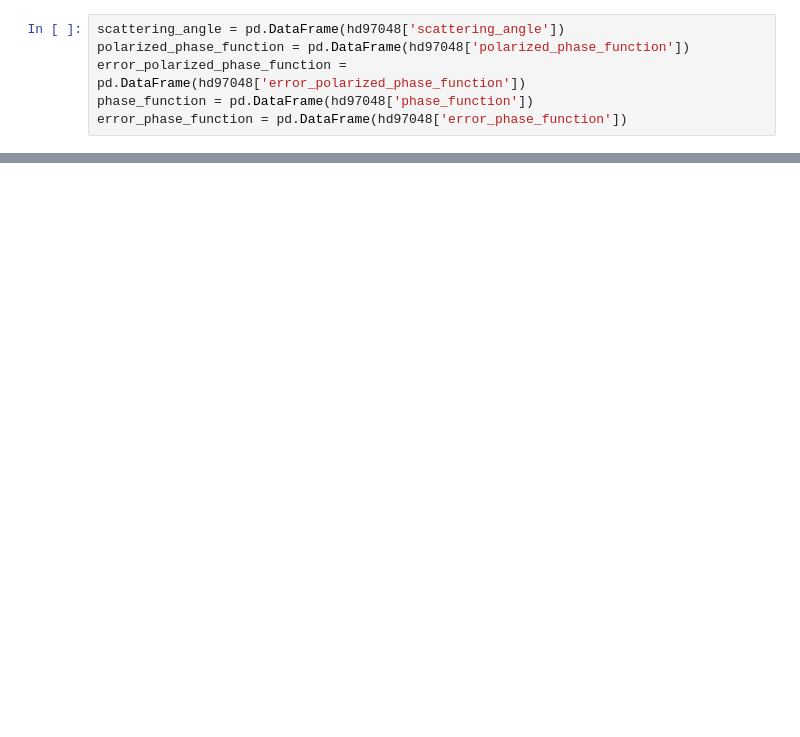
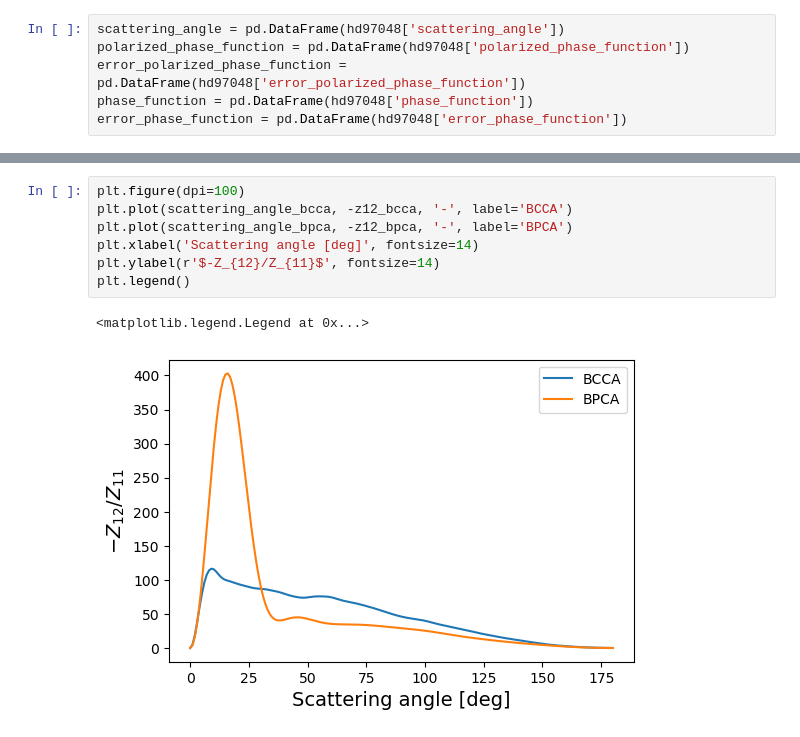
Before and after one commit to ruoyanwangdr/Cataloging-and-Visualizing-Cradles-of-Planet-Formation, a Jupyter notebook: diskmodel/disk_model_curve_fitting.ipynb, the cells around one changed output, grey strips where cells are left out. Saved outputs shown, nothing was run; the diff lists cells and outputs as text; blank space fills up the shorter version.

```diff
--- a/diskmodel/disk_model_curve_fitting.ipynb
+++ b/diskmodel/disk_model_curve_fitting.ipynb
@@ -72,0 +104,10 @@ z34 = pd.DataFrame(bcca['z_34'])
+# %%
+plt.figure(dpi=100)
+plt.plot(scattering_angle_bcca, -z12_bcca, '-', label='BCCA')
+plt.plot(scattering_angle_bpca, -z12_bpca, '-', label='BPCA')
+plt.xlabel('Scattering angle [deg]', fontsize=14)
+plt.ylabel(r'$-Z_{12}/Z_{11}$', fontsize=14)
+plt.legend()
+# %% [output]
+<matplotlib.legend.Legend at 0x...>
+[figure, added]
```
Also changed, not shown: parts of 5 cells of this notebook.
